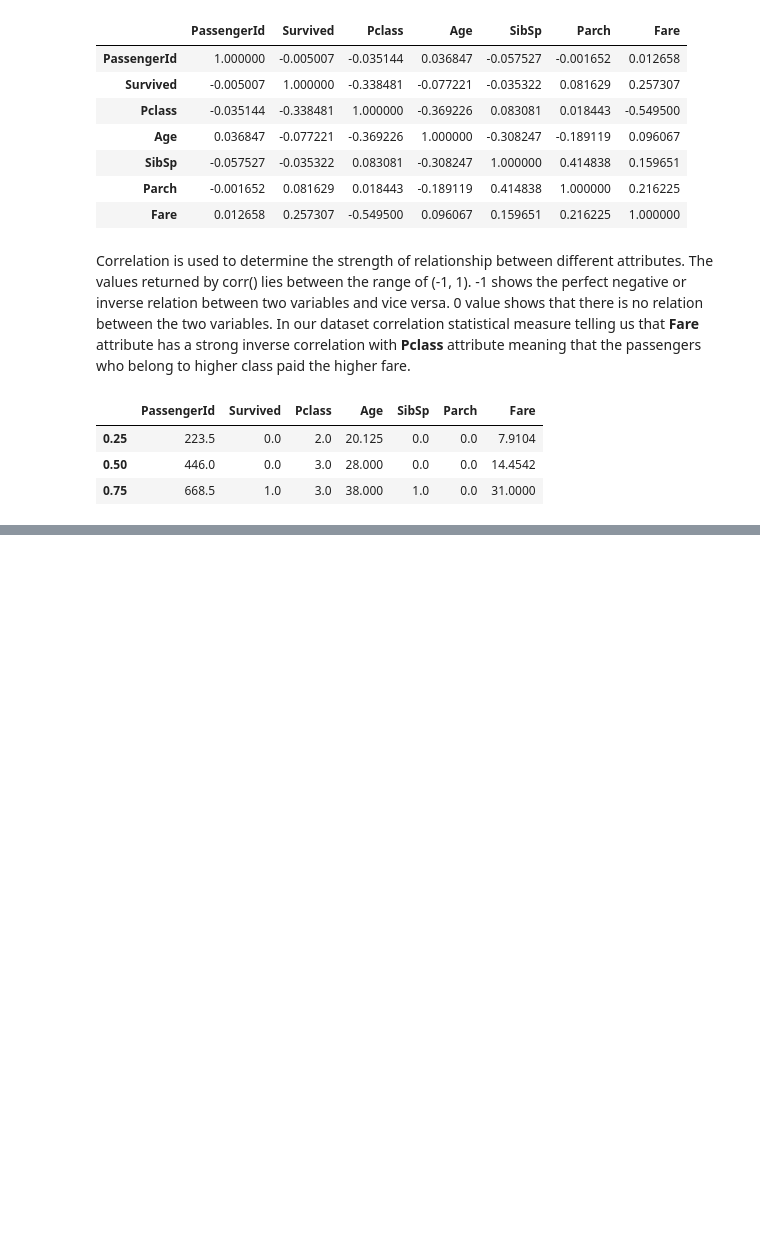
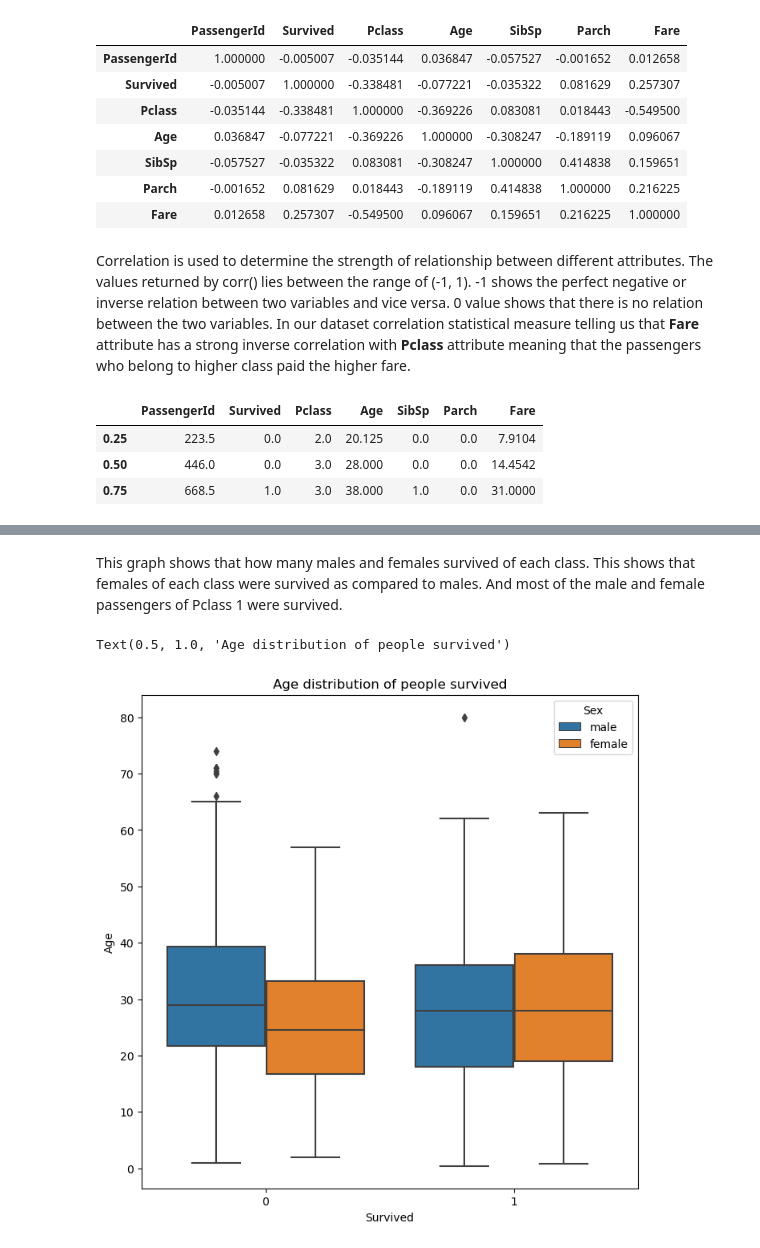
Before and after one commit to Mirza-Abdul-Aziz/Titanic-Dataset-EDA-and-Visualization, a Jupyter notebook: model.ipynb, the cells around one changed output, grey strips where cells are left out. Drawn from its saved outputs; the diff is of its cells as text; code cells hidden in the pictures; blank space fills up the shorter version.

```diff
--- a/model.ipynb
+++ b/model.ipynb
@@ -192,0 +223,9 @@ dataset.quantile([0.25, 0.5, 0.75], axis=0, numeric_only=True)
+# %% [markdown]
+This graph shows that how many males and females survived of each class. This shows that females of each class were survived as compared to males. And most of the male and female passengers of Pclass 1 were survived.
+# %%
+plt.figure(figsize=(8,8))
+sns.boxplot(x="Survived", y="Age", hue="Sex", data=dataset)
+plt.title("Age distribution of people survived")
+# %% [output]
+Text(0.5, 1.0, 'Age distribution of people survived')
+[figure, added]
```
Also changed, not shown: parts of 10 cells of this notebook.
